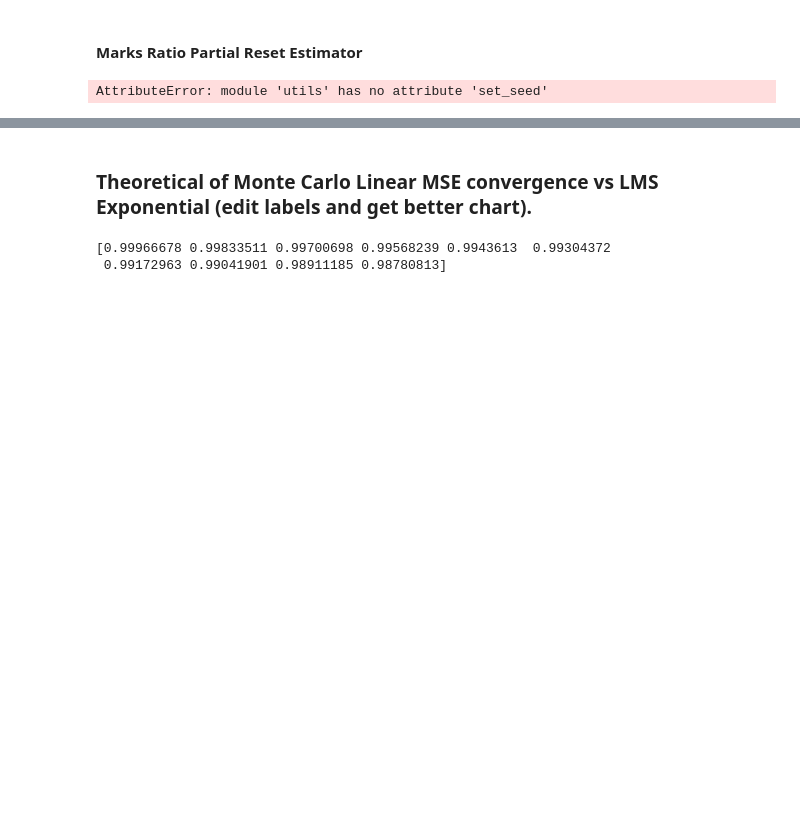
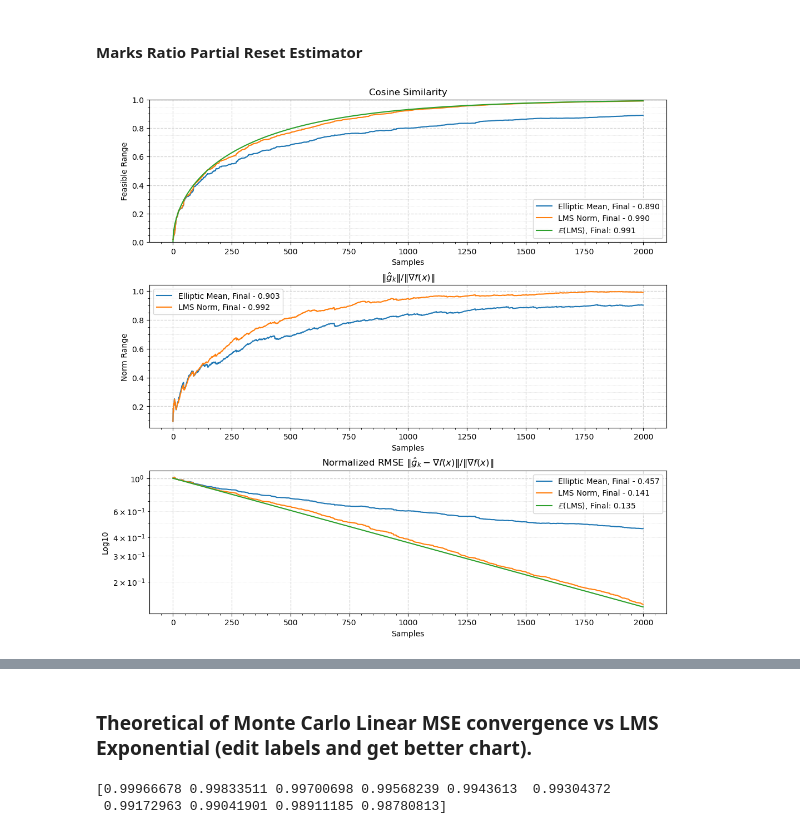
Before and after one commit to CircuitCM/ECOgrad, a Jupyter notebook: demos.ipynb, the cells around one changed output, grey strips where cells are left out. Drawn from its saved outputs; the diff is of its cells as text; code cells hidden in the pictures; blank space fills up the shorter version.

Commit message:
Functional modules.

```diff
--- a/demos.ipynb
+++ b/demos.ipynb
@@ -514,6 +518,6 @@ AttributeError: module 'optional_numba' has no attribute 'rg'
 # %%
 import empirical_benchmarking as ex
 
-ex.dev_test()
+ex.dev_test(d=500,s=2000,biastype=2,seed=None)
 # %% [output]
-AttributeError: module 'utils' has no attribute 'set_seed'
+[figure, added]
```
Also changed, not shown: parts of 3 cells of this notebook, 7 other files.
